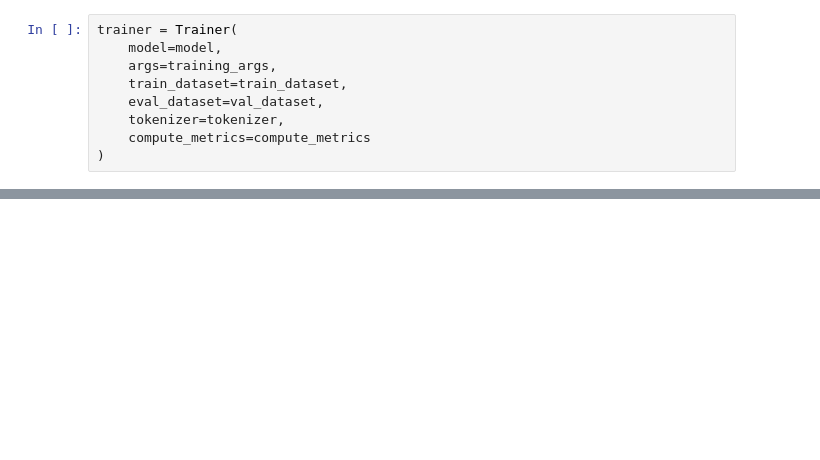
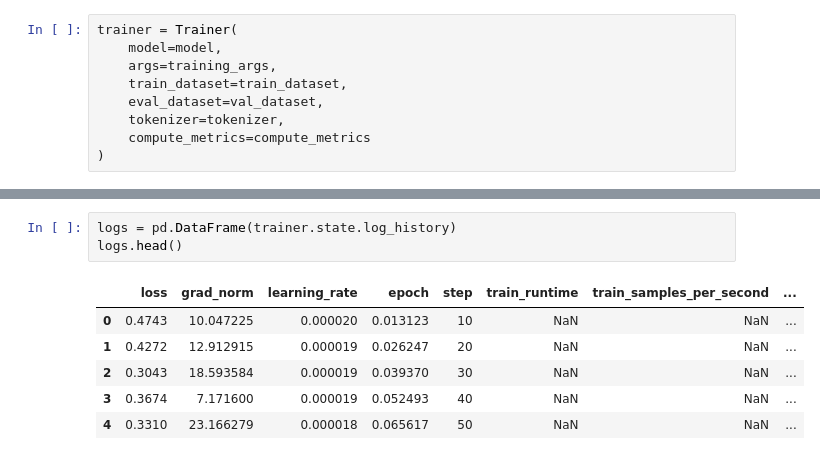
Before and after one commit to DenysZakharovGH/NPL-awesome-ukrainian, a Jupyter notebook: Untitled.ipynb, the cells around one changed output, grey strips where cells are left out. Cells and saved outputs as stored; diff of their text form; blank space fills up the shorter version.

```diff
--- a/Untitled.ipynb
+++ b/Untitled.ipynb
@@ -320,0 +355,10 @@ ValueError: Target size (torch.Size([8])) must be the same as input size (torch.
+# %%
+logs = pd.DataFrame(trainer.state.log_history)
+logs.head()
+# %% [output]
+|  | loss | grad_norm | learning_rate | epoch | step | train_runtime | train_samples_per_second | ... |
+| 0 | 0.4743 | 10.047225 | 0.000020 | 0.013123 | 10 | NaN | NaN | ... |
+| 1 | 0.4272 | 12.912915 | 0.000019 | 0.026247 | 20 | NaN | NaN | ... |
+| 2 | 0.3043 | 18.593584 | 0.000019 | 0.039370 | 30 | NaN | NaN | ... |
+| 3 | 0.3674 | 7.171600 | 0.000019 | 0.052493 | 40 | NaN | NaN | ... |
+| 4 | 0.3310 | 23.166279 | 0.000018 | 0.065617 | 50 | NaN | NaN | ... |
```
Also changed, not shown: parts of 9 cells of this notebook, 1 other file.
